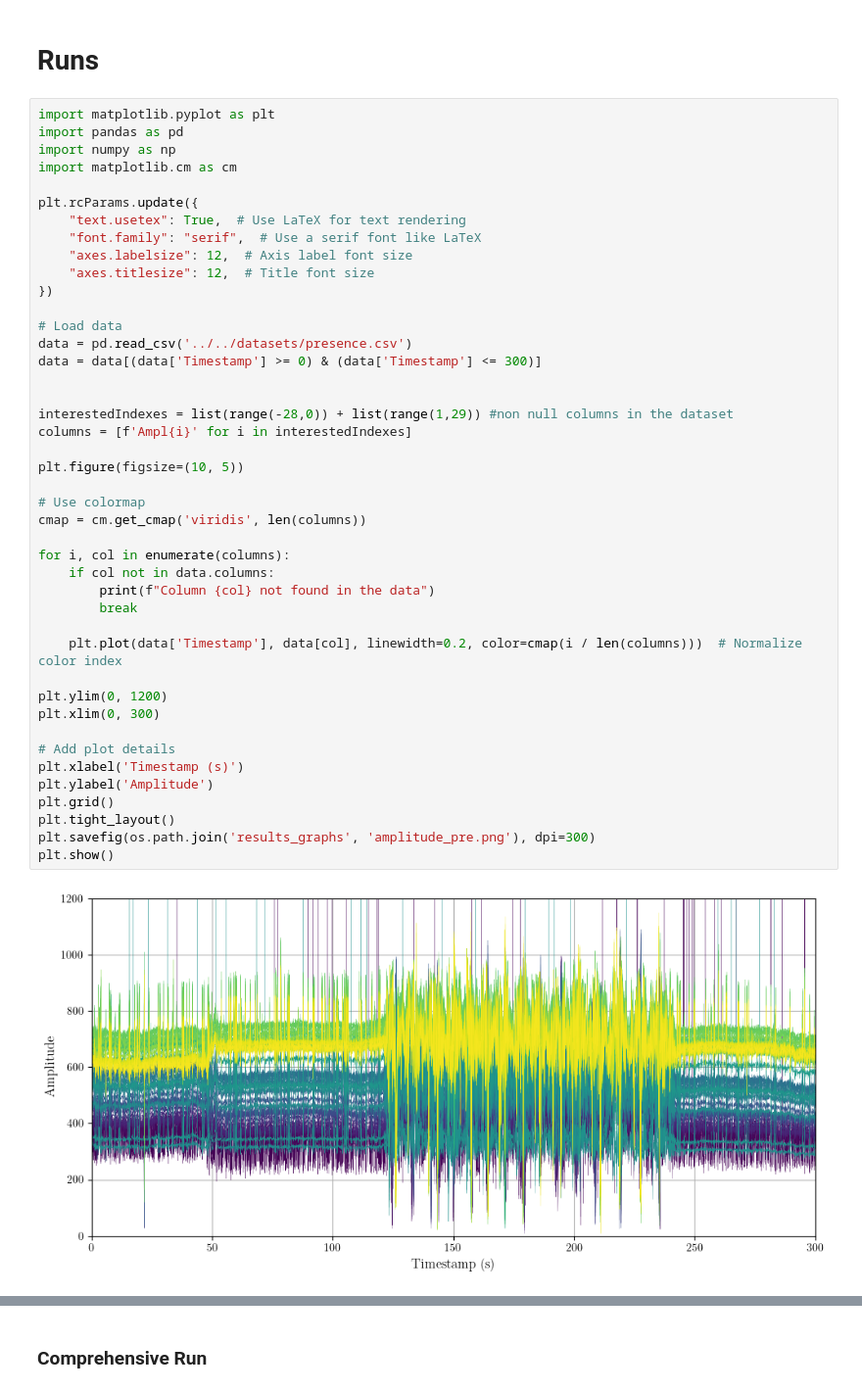
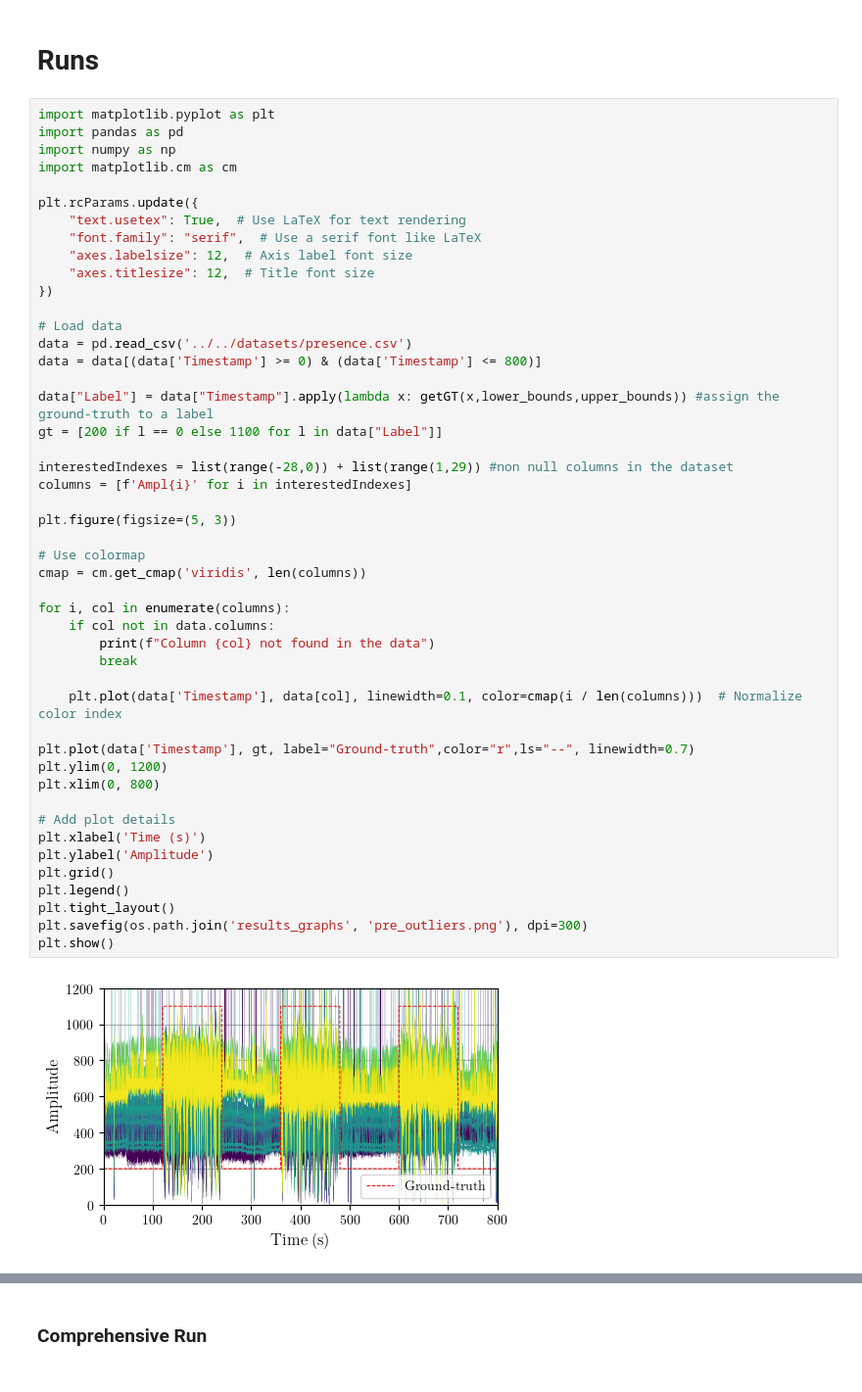
Before and after one commit to PolCeru/CSI-Compression, a Jupyter notebook: presence/NO_VAE/Standard/PCA_compression_presence.ipynb, the cells around one changed output, grey strips where cells are left out. Shown at 98% size. Cells and saved outputs as stored; diff of their text form.

Commit message:
thesis graphs

```diff
--- a/presence/NO_VAE/Standard/PCA_compression_presence.ipynb
+++ b/presence/NO_VAE/Standard/PCA_compression_presence.ipynb
@@ -611,40 +611,44 @@ plt.rcParams.update({
     "font.family": "serif",  # Use a serif font like LaTeX
     "axes.labelsize": 12,  # Axis label font size
     "axes.titlesize": 12,  # Title font size
 })
 
 # Load data
 data = pd.read_csv('../../datasets/presence.csv')
-data = data[(data['Timestamp'] >= 0) & (data['Timestamp'] <= 300)]
+data = data[(data['Timestamp'] >= 0) & (data['Timestamp'] <= 800)]
 
+data["Label"] = data["Timestamp"].apply(lambda x: getGT(x,lower_bounds,upper_bounds)) #assign the ground-truth to a label
+gt = [200 if l == 0 else 1100 for l in data["Label"]]
 
 interestedIndexes = list(range(-28,0)) + list(range(1,29)) #non null columns in the dataset
 columns = [f'Ampl{i}' for i in interestedIndexes]
 
-plt.figure(figsize=(10, 5))
+plt.figure(figsize=(5, 3))
 
 # Use colormap
 cmap = cm.get_cmap('viridis', len(columns))
 
 for i, col in enumerate(columns):
     if col not in data.columns:
         print(f"Column {col} not found in the data")
         break
 
-    plt.plot(data['Timestamp'], data[col], linewidth=0.2, color=cmap(i / len(columns)))  # Normalize color index
+    plt.plot(data['Timestamp'], data[col], linewidth=0.1, color=cmap(i / len(columns)))  # Normalize color index
 
+plt.plot(data['Timestamp'], gt, label="Ground-truth",color="r",ls="--", linewidth=0.7)
 plt.ylim(0, 1200)
-plt.xlim(0, 300)
+plt.xlim(0, 800)
 
 # Add plot details
-plt.xlabel('Timestamp (s)')
+plt.xlabel('Time (s)')
 plt.ylabel('Amplitude')
 plt.grid()
+plt.legend()
 plt.tight_layout()
-plt.savefig(os.path.join('results_graphs', 'amplitude_pre.png'), dpi=300)
+plt.savefig(os.path.join('results_graphs', 'pre_outliers.png'), dpi=300)
 plt.show()
 # %% [output]
-[figure, old version]
+[figure, new version]
 # %%
 import matplotlib.pyplot as plt
 import pandas as pd
```
Also changed, not shown: parts of 2 cells of this notebook.
